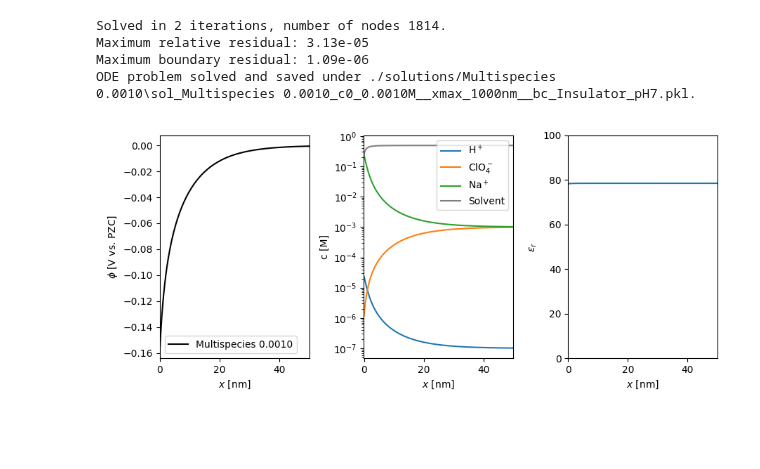
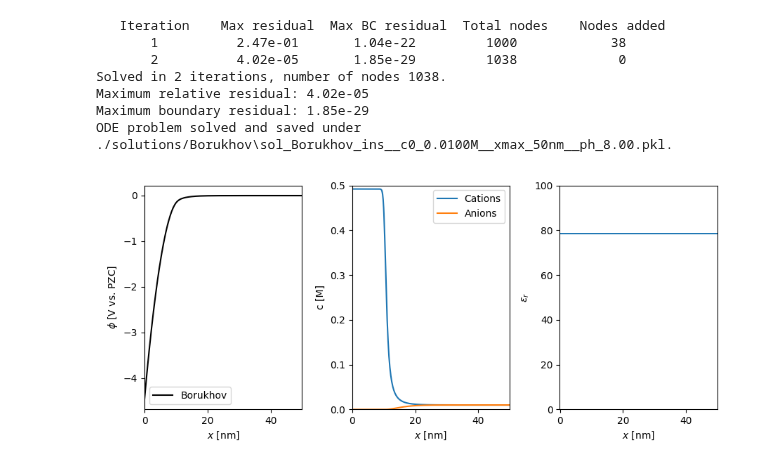
Before and after one commit to lucasdekam/frumkin, a Jupyter notebook: insulator.ipynb, the cells around one changed output. Saved outputs shown, nothing was run; the diff lists cells and outputs as text; code cells hidden in the pictures; blank space fills up the shorter version.

Commit message:
implement InsulatorBorukhov class

```diff
--- a/insulator.ipynb
+++ b/insulator.ipynb
@@ -8,32 +9,2 @@ import plotting
 
 %matplotlib widget
-# %%
-h_conc_molar = 1e-7
-ion_conc_molar = 1e-3
-ion_diameter_m = 15e-10
-solvent_diameter_m = 2.75e-10
-
-x = prf.get_x_axis_nm(xmax_nm=1000, n_points=1000)
-
-H = models.Species(h_conc_molar, ion_diameter_m, +1, r'H$^+$')
-ClO4 = models.Species(h_conc_molar + ion_conc_molar, ion_diameter_m, -1, r'ClO$_4^-$')
-Na = models.Species(ion_conc_molar, ion_diameter_m, +1, r'Na$^+$')
-species_list = [H, ClO4, Na]
-water = models.Solvent(ion_diameter_m, r'H$_2$O')
-multi = models.Multispecies(species_list, water, eps_r_opt=78)
-
-bc = boundary_conditions.Insulator(-np.log10(h_conc_molar), multi)
-
-multi_sol = multi.solve(x, bc)
-# %% [output]
-Solved in 2 iterations, number of nodes 1814.
-Maximum relative residual: 3.13e-05
-Maximum boundary residual: 1.09e-06
-ODE problem solved and saved under ./solutions/Multispecies 0.0010\sol_Multispecies 0.0010_c0_0.0010M__xmax_1000nm__bc_Insulator_pH7.pkl.
-# %%
-xmin = -0.05
-xmax = 50
-
-fig, ax = plotting.plot_solution(multi_sol, xmin, xmax, logscale=True)
-# %% [output]
-[figure, removed]
@@ -43,0 +11,21 @@ fig, ax = plotting.plot_solution(multi_sol, xmin, xmax, logscale=True)
+# %%
+x = prf.get_x_axis_nm(xmax_nm=50, n_points=1000)
+ins = models.InsulatorBorukhov(8, 1e-2, 15e-10)
+ins_sol = ins.solve_ins(x, force_recalculation=True)
+
+xmin = -0.05
+xmax = 50
+
+fig, ax = plotting.plot_solution(ins_sol, xmin, xmax, logscale=False)
+ax[1].set_ylim([0, 0.5])
+
+plt.show()
+# %% [output]
+   Iteration    Max residual  Max BC residual  Total nodes    Nodes added
+       1          2.47e-01       1.04e-22         1000            38
+       2          4.02e-05       1.85e-29         1038             0
+Solved in 2 iterations, number of nodes 1038.
+Maximum relative residual: 4.02e-05
+Maximum boundary residual: 1.85e-29
+ODE problem solved and saved under ./solutions/Borukhov\sol_Borukhov_ins__c0_0.0100M__xmax_50nm__ph_8.00.pkl.
+[figure, added]
```
Also changed, not shown: parts of 6 cells of this notebook, 6 other files.
